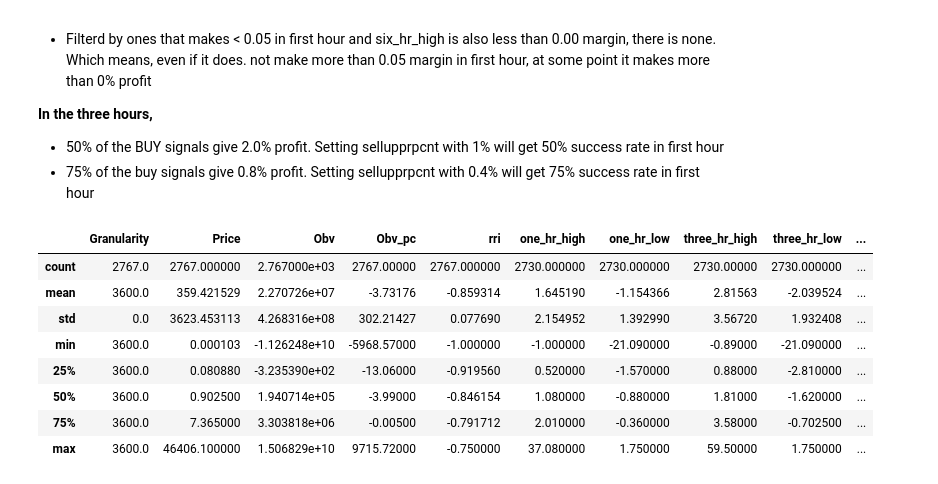
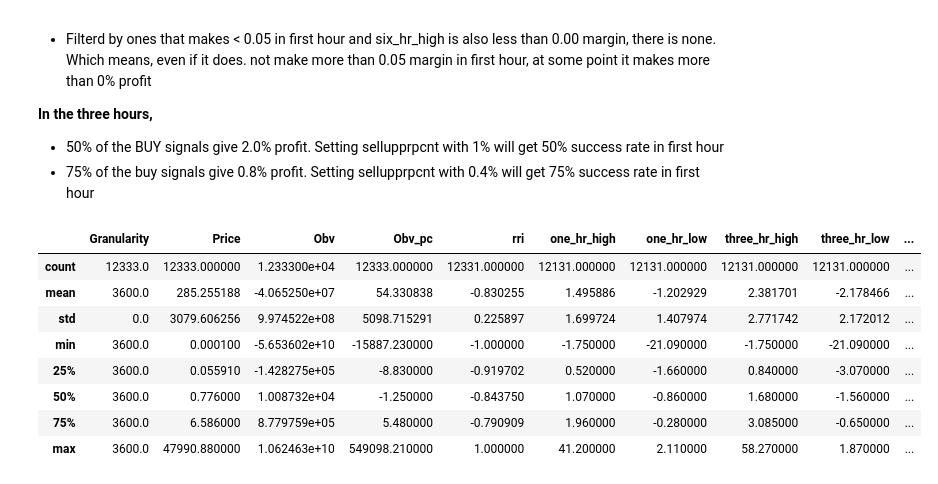
Before and after one commit to aswinkp/pycryptobot, a Jupyter notebook: Calculate profitability.ipynb, the cells around one changed output. Cells and saved outputs as stored; diff of their text form; code cells hidden in the pictures.

```diff
--- a/Calculate profitability.ipynb
+++ b/Calculate profitability.ipynb
@@ -330,18 +329,18 @@ buy_dataframe.describe()
 - 50% of the BUY signals give 2.0% profit. Setting sellupprpcnt with 1% will get 50% success rate in first hour
 - 75% of the buy signals give 0.8% profit. Setting sellupprpcnt with 0.4% will get 75% success rate in first hour
 # %%
-rri_buys = buy_dataframe.query("rri_buy==True").query("(`Fast EMA gt`==True&Macdgtsignal==True)")
+rri_buys = buy_dataframe.query("last_3_rri_buy==True")
 rri_buys.describe()
 # %% [output]
 |  | Granularity | Price | Obv | Obv_pc | rri | one_hr_high | one_hr_low | three_hr_high | three_hr_low | ... |
-| count | 2767.0 | 2767.000000 | 2.767000e+03 | 2767.00000 | 2767.000000 | 2730.000000 | 2730.000000 | 2730.00000 | 2730.000000 | ... |
-| mean | 3600.0 | 359.421529 | 2.270726e+07 | -3.73176 | -0.859314 | 1.645190 | -1.154366 | 2.81563 | -2.039524 | ... |
-| std | 0.0 | 3623.453113 | 4.268316e+08 | 302.21427 | 0.077690 | 2.154952 | 1.392990 | 3.56720 | 1.932408 | ... |
-| min | 3600.0 | 0.000103 | -1.126248e+10 | -5968.57000 | -1.000000 | -1.000000 | -21.090000 | -0.89000 | -21.090000 | ... |
-| 25% | 3600.0 | 0.080880 | -3.235390e+02 | -13.06000 | -0.919560 | 0.520000 | -1.570000 | 0.88000 | -2.810000 | ... |
-| 50% | 3600.0 | 0.902500 | 1.940714e+05 | -3.99000 | -0.846154 | 1.080000 | -0.880000 | 1.81000 | -1.620000 | ... |
-| 75% | 3600.0 | 7.365000 | 3.303818e+06 | -0.00500 | -0.791712 | 2.010000 | -0.360000 | 3.58000 | -0.702500 | ... |
-| max | 3600.0 | 46406.100000 | 1.506829e+10 | 9715.72000 | -0.750000 | 37.080000 | 1.750000 | 59.50000 | 1.750000 | ... |
+| count | 12333.0 | 12333.000000 | 1.233300e+04 | 12333.000000 | 12331.000000 | 12131.000000 | 12131.000000 | 12131.000000 | 12131.000000 | ... |
+| mean | 3600.0 | 285.255188 | -4.065250e+07 | 54.330838 | -0.830255 | 1.495886 | -1.202929 | 2.381701 | -2.178466 | ... |
+| std | 0.0 | 3079.606256 | 9.974522e+08 | 5098.715291 | 0.225897 | 1.699724 | 1.407974 | 2.771742 | 2.172012 | ... |
+| min | 3600.0 | 0.000100 | -5.653602e+10 | -15887.230000 | -1.000000 | -1.750000 | -21.090000 | -1.750000 | -21.090000 | ... |
+| 25% | 3600.0 | 0.055910 | -1.428275e+05 | -8.830000 | -0.919702 | 0.520000 | -1.660000 | 0.840000 | -3.070000 | ... |
+| 50% | 3600.0 | 0.776000 | 1.008732e+04 | -1.250000 | -0.843750 | 1.070000 | -0.860000 | 1.680000 | -1.560000 | ... |
+| 75% | 3600.0 | 6.586000 | 8.779759e+05 | 5.480000 | -0.790909 | 1.960000 | -0.280000 | 3.085000 | -0.650000 | ... |
+| max | 3600.0 | 47990.880000 | 1.062463e+10 | 549098.210000 | 1.000000 | 41.200000 | 2.110000 | 58.270000 | 1.870000 | ... |
 # %%
 non_rri_buys = buy_dataframe.query("rri_buy==False")
 non_rri_buys.describe()
```
Also changed, not shown: parts of 4 cells of this notebook.
